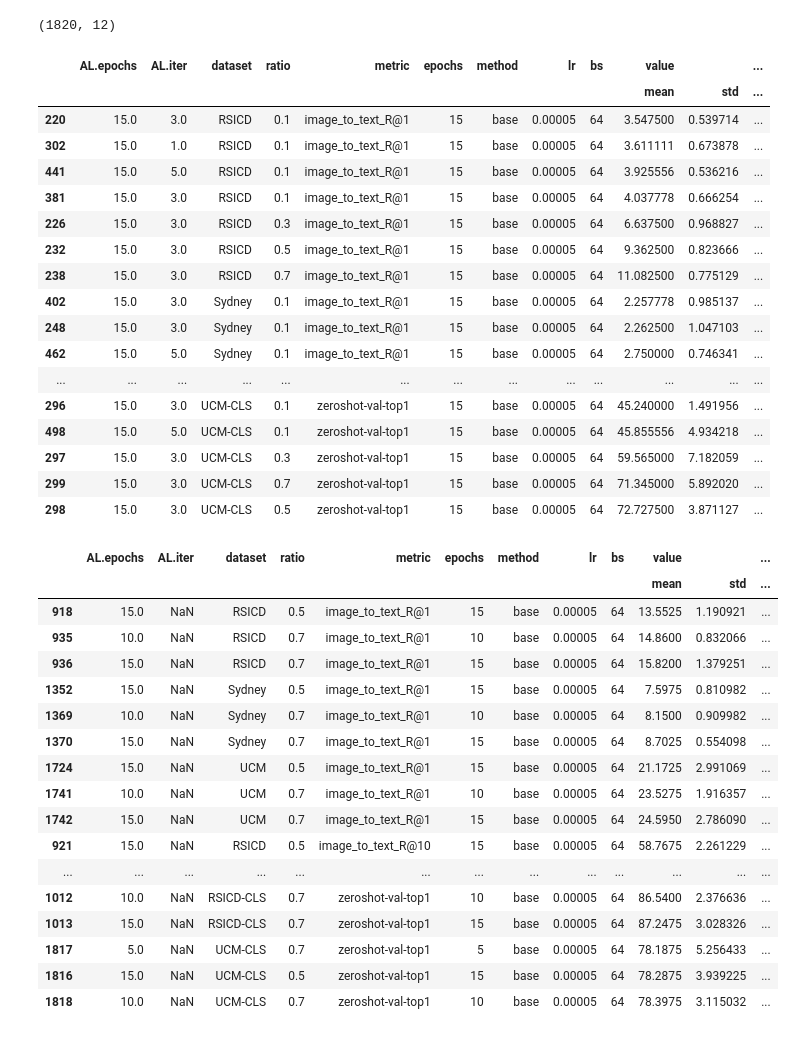
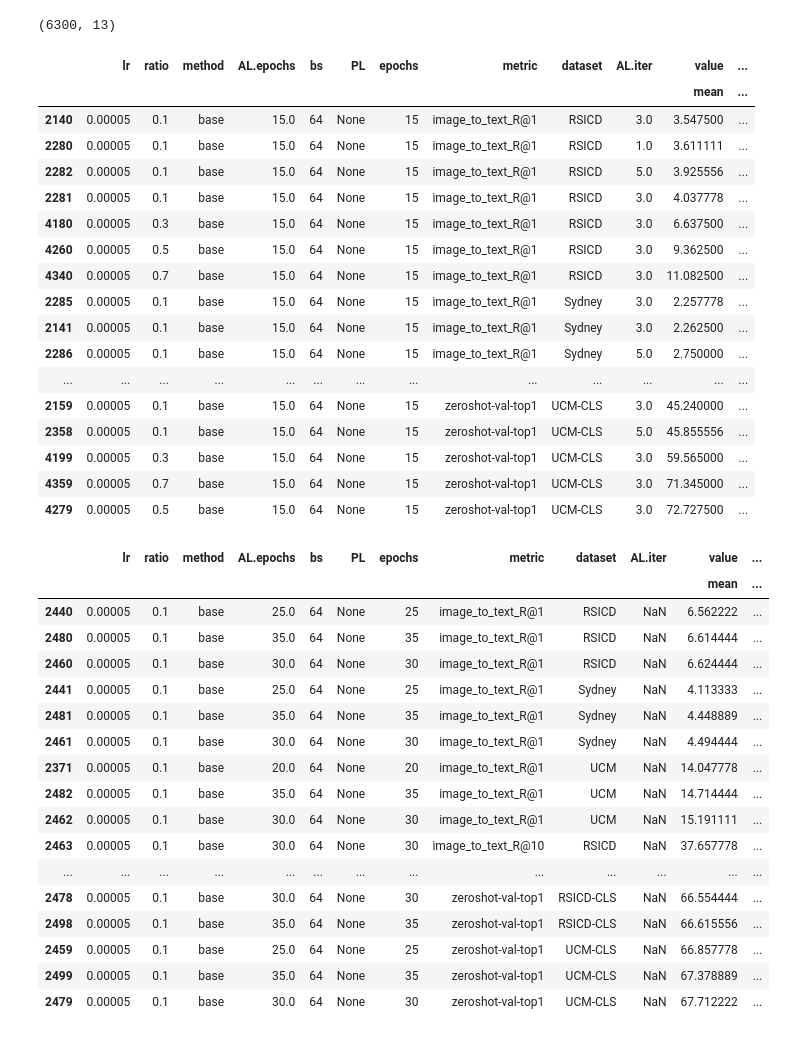
Before and after one commit to nataliehh/thesis2023-2024, a Jupyter notebook: results_analysis.ipynb, the cells around one changed output. Cells and saved outputs as stored; diff of their text form; code cells hidden in the pictures.

Commit message:
Analysis of RS-CLS datasets, and new hyperparam tuning results

```diff
--- a/results_analysis.ipynb
+++ b/results_analysis.ipynb
@@ -45,7 +45,7 @@ for i in range(model_names.shape[-1]):
         pass
 
 # Remove columns that aren't relevant
-df = df.drop(['fold', 'PL', 'vit', 'model', 'data', 'ALL',  'kw'], axis = 1) #'method', 'AL.iter', 'ratio',
+df = df.drop(['fold', 'vit', 'model', 'data', 'ALL',  'kw'], axis = 1) #'method', 'AL.iter', 'ratio', 'PL',
 
 # Replace 'None' with NaN, to allow conversion to numerical
 df['AL.iter'] = df['AL.iter'].replace('None', np.nan)
@@ -127,50 +127,50 @@ display(df_results)
 # %%
 df_results.shape
 # %% [output]
-(1820, 12)
+(6300, 13)
 # %%
 # Results with active learning
 full_display(df_results[(df_results['AL.iter']>0) & (df_results['epochs']==15)]) #.groupby(['metric', 'dataset']).tail(3)
 # %% [output]
-|  | AL.epochs | AL.iter | dataset | ratio | metric | epochs | method | lr | bs | value |  | ... |
-|  |  |  |  |  |  |  |  |  |  | mean | std | ... |
-| 220 | 15.0 | 3.0 | RSICD | 0.1 | image_to_text_R@1 | 15 | base | 0.00005 | 64 | 3.547500 | 0.539714 | ... |
-| 302 | 15.0 | 1.0 | RSICD | 0.1 | image_to_text_R@1 | 15 | base | 0.00005 | 64 | 3.611111 | 0.673878 | ... |
-| 441 | 15.0 | 5.0 | RSICD | 0.1 | image_to_text_R@1 | 15 | base | 0.00005 | 64 | 3.925556 | 0.536216 | ... |
-| 381 | 15.0 | 3.0 | RSICD | 0.1 | image_to_text_R@1 | 15 | base | 0.00005 | 64 | 4.037778 | 0.666254 | ... |
-| 226 | 15.0 | 3.0 | RSICD | 0.3 | image_to_text_R@1 | 15 | base | 0.00005 | 64 | 6.637500 | 0.968827 | ... |
-| 232 | 15.0 | 3.0 | RSICD | 0.5 | image_to_text_R@1 | 15 | base | 0.00005 | 64 | 9.362500 | 0.823666 | ... |
-| 238 | 15.0 | 3.0 | RSICD | 0.7 | image_to_text_R@1 | 15 | base | 0.00005 | 64 | 11.082500 | 0.775129 | ... |
-| 402 | 15.0 | 3.0 | Sydney | 0.1 | image_to_text_R@1 | 15 | base | 0.00005 | 64 | 2.257778 | 0.985137 | ... |
-| 248 | 15.0 | 3.0 | Sydney | 0.1 | image_to_text_R@1 | 15 | base | 0.00005 | 64 | 2.262500 | 1.047103 | ... |
-| 462 | 15.0 | 5.0 | Sydney | 0.1 | image_to_text_R@1 | 15 | base | 0.00005 | 64 | 2.750000 | 0.746341 | ... |
+|  | lr | ratio | method | AL.epochs | bs | PL | epochs | metric | dataset | AL.iter | value | ... |
+|  |  |  |  |  |  |  |  |  |  |  | mean | ... |
+| 2140 | 0.00005 | 0.1 | base | 15.0 | 64 | None | 15 | image_to_text_R@1 | RSICD | 3.0 | 3.547500 | ... |
+| 2280 | 0.00005 | 0.1 | base | 15.0 | 64 | None | 15 | image_to_text_R@1 | RSICD | 1.0 | 3.611111 | ... |
+| 2282 | 0.00005 | 0.1 | base | 15.0 | 64 | None | 15 | image_to_text_R@1 | RSICD | 5.0 | 3.925556 | ... |
+| 2281 | 0.00005 | 0.1 | base | 15.0 | 64 | None | 15 | image_to_text_R@1 | RSICD | 3.0 | 4.037778 | ... |
+| 4180 | 0.00005 | 0.3 | base | 15.0 | 64 | None | 15 | image_to_text_R@1 | RSICD | 3.0 | 6.637500 | ... |
+| 4260 | 0.00005 | 0.5 | base | 15.0 | 64 | None | 15 | image_to_text_R@1 | RSICD | 3.0 | 9.362500 | ... |
+| 4340 | 0.00005 | 0.7 | base | 15.0 | 64 | None | 15 | image_to_text_R@1 | RSICD | 3.0 | 11.082500 | ... |
+| 2285 | 0.00005 | 0.1 | base | 15.0 | 64 | None | 15 | image_to_text_R@1 | Sydney | 3.0 | 2.257778 | ... |
+| 2141 | 0.00005 | 0.1 | base | 15.0 | 64 | None | 15 | image_to_text_R@1 | Sydney | 3.0 | 2.262500 | ... |
+| 2286 | 0.00005 | 0.1 | base | 15.0 | 64 | None | 15 | image_to_text_R@1 | Sydney | 5.0 | 2.750000 | ... |
 | ... | ... | ... | ... | ... | ... | ... | ... | ... | ... | ... | ... | ... |
-| 296 | 15.0 | 3.0 | UCM-CLS | 0.1 | zeroshot-val-top1 | 15 | base | 0.00005 | 64 | 45.240000 | 1.491956 | ... |
-| 498 | 15.0 | 5.0 | UCM-CLS | 0.1 | zeroshot-val-top1 | 15 | base | 0.00005 | 64 | 45.855556 | 4.934218 | ... |
-| 297 | 15.0 | 3.0 | UCM-CLS | 0.3 | zeroshot-val-top1 | 15 | base | 0.00005 | 64 | 59.565000 | 7.182059 | ... |
-| 299 | 15.0 | 3.0 | UCM-CLS | 0.7 | zeroshot-val-top1 | 15 | base | 0.00005 | 64 | 71.345000 | 5.892020 | ... |
-| 298 | 15.0 | 3.0 | UCM-CLS | 0.5 | zeroshot-val-top1 | 15 | base | 0.00005 | 64 | 72.727500 | 3.871127 | ... |
+| 2159 | 0.00005 | 0.1 | base | 15.0 | 64 | None | 15 | zeroshot-val-top1 | UCM-CLS | 3.0 | 45.240000 | ... |
+| 2358 | 0.00005 | 0.1 | base | 15.0 | 64 | None | 15 | zeroshot-val-top1 | UCM-CLS | 5.0 | 45.855556 | ... |
+| 4199 | 0.00005 | 0.3 | base | 15.0 | 64 | None | 15 | zeroshot-val-top1 | UCM-CLS | 3.0 | 59.565000 | ... |
+| 4359 | 0.00005 | 0.7 | base | 15.0 | 64 | None | 15 | zeroshot-val-top1 | UCM-CLS | 3.0 | 71.345000 | ... |
+| 4279 | 0.00005 | 0.5 | base | 15.0 | 64 | None | 15 | zeroshot-val-top1 | UCM-CLS | 3.0 | 72.727500 | ... |
 # %%
 # Results for base CLIP model (filtered a bit)
-full_display(df_results[(df_results['AL.iter'].isna()) & (df_results['method'] == 'base') & (df_results['lr']==5e-5)].groupby(['metric', 'dataset']).tail(3))
+full_display(df_results[(df_results['AL.iter'].isna()) & (df_results['method'] == 'base') & (df_results['lr']==5e-5) & (df_results['ratio']==0.1)].groupby(['metric', 'dataset']).tail(3))
 # %% [output]
-|  | AL.epochs | AL.iter | dataset | ratio | metric | epochs | method | lr | bs | value |  | ... |
-|  |  |  |  |  |  |  |  |  |  | mean | std | ... |
-| 918 | 15.0 | NaN | RSICD | 0.5 | image_to_text_R@1 | 15 | base | 0.00005 | 64 | 13.5525 | 1.190921 | ... |
-| 935 | 10.0 | NaN | RSICD | 0.7 | image_to_text_R@1 | 10 | base | 0.00005 | 64 | 14.8600 | 0.832066 | ... |
-| 936 | 15.0 | NaN | RSICD | 0.7 | image_to_text_R@1 | 15 | base | 0.00005 | 64 | 15.8200 | 1.379251 | ... |
-| 1352 | 15.0 | NaN | Sydney | 0.5 | image_to_text_R@1 | 15 | base | 0.00005 | 64 | 7.5975 | 0.810982 | ... |
-| 1369 | 10.0 | NaN | Sydney | 0.7 | image_to_text_R@1 | 10 | base | 0.00005 | 64 | 8.1500 | 0.909982 | ... |
-| 1370 | 15.0 | NaN | Sydney | 0.7 | image_to_text_R@1 | 15 | base | 0.00005 | 64 | 8.7025 | 0.554098 | ... |
-| 1724 | 15.0 | NaN | UCM | 0.5 | image_to_text_R@1 | 15 | base | 0.00005 | 64 | 21.1725 | 2.991069 | ... |
-| 1741 | 10.0 | NaN | UCM | 0.7 | image_to_text_R@1 | 10 | base | 0.00005 | 64 | 23.5275 | 1.916357 | ... |
-| 1742 | 15.0 | NaN | UCM | 0.7 | image_to_text_R@1 | 15 | base | 0.00005 | 64 | 24.5950 | 2.786090 | ... |
-| 921 | 15.0 | NaN | RSICD | 0.5 | image_to_text_R@10 | 15 | base | 0.00005 | 64 | 58.7675 | 2.261229 | ... |
+|  | lr | ratio | method | AL.epochs | bs | PL | epochs | metric | dataset | AL.iter | value | ... |
+|  |  |  |  |  |  |  |  |  |  |  | mean | ... |
+| 2440 | 0.00005 | 0.1 | base | 25.0 | 64 | None | 25 | image_to_text_R@1 | RSICD | NaN | 6.562222 | ... |
+| 2480 | 0.00005 | 0.1 | base | 35.0 | 64 | None | 35 | image_to_text_R@1 | RSICD | NaN | 6.614444 | ... |
+| 2460 | 0.00005 | 0.1 | base | 30.0 | 64 | None | 30 | image_to_text_R@1 | RSICD | NaN | 6.624444 | ... |
+| 2441 | 0.00005 | 0.1 | base | 25.0 | 64 | None | 25 | image_to_text_R@1 | Sydney | NaN | 4.113333 | ... |
+| 2481 | 0.00005 | 0.1 | base | 35.0 | 64 | None | 35 | image_to_text_R@1 | Sydney | NaN | 4.448889 | ... |
+| 2461 | 0.00005 | 0.1 | base | 30.0 | 64 | None | 30 | image_to_text_R@1 | Sydney | NaN | 4.494444 | ... |
+| 2371 | 0.00005 | 0.1 | base | 20.0 | 64 | None | 20 | image_to_text_R@1 | UCM | NaN | 14.047778 | ... |
+| 2482 | 0.00005 | 0.1 | base | 35.0 | 64 | None | 35 | image_to_text_R@1 | UCM | NaN | 14.714444 | ... |
+| 2462 | 0.00005 | 0.1 | base | 30.0 | 64 | None | 30 | image_to_text_R@1 | UCM | NaN | 15.191111 | ... |
+| 2463 | 0.00005 | 0.1 | base | 30.0 | 64 | None | 30 | image_to_text_R@10 | RSICD | NaN | 37.657778 | ... |
 | ... | ... | ... | ... | ... | ... | ... | ... | ... | ... | ... | ... | ... |
-| 1012 | 10.0 | NaN | RSICD-CLS | 0.7 | zeroshot-val-top1 | 10 | base | 0.00005 | 64 | 86.5400 | 2.376636 | ... |
-| 1013 | 15.0 | NaN | RSICD-CLS | 0.7 | zeroshot-val-top1 | 15 | base | 0.00005 | 64 | 87.2475 | 3.028326 | ... |
-| 1817 | 5.0 | NaN | UCM-CLS | 0.7 | zeroshot-val-top1 | 5 | base | 0.00005 | 64 | 78.1875 | 5.256433 | ... |
-| 1816 | 15.0 | NaN | UCM-CLS | 0.5 | zeroshot-val-top1 | 15 | base | 0.00005 | 64 | 78.2875 | 3.939225 | ... |
-| 1818 | 10.0 | NaN | UCM-CLS | 0.7 | zeroshot-val-top1 | 10 | base | 0.00005 | 64 | 78.3975 | 3.115032 | ... |
+| 2478 | 0.00005 | 0.1 | base | 30.0 | 64 | None | 30 | zeroshot-val-top1 | RSICD-CLS | NaN | 66.554444 | ... |
+| 2498 | 0.00005 | 0.1 | base | 35.0 | 64 | None | 35 | zeroshot-val-top1 | RSICD-CLS | NaN | 66.615556 | ... |
+| 2459 | 0.00005 | 0.1 | base | 25.0 | 64 | None | 25 | zeroshot-val-top1 | UCM-CLS | NaN | 66.857778 | ... |
+| 2499 | 0.00005 | 0.1 | base | 35.0 | 64 | None | 35 | zeroshot-val-top1 | UCM-CLS | NaN | 67.378889 | ... |
+| 2479 | 0.00005 | 0.1 | base | 30.0 | 64 | None | 30 | zeroshot-val-top1 | UCM-CLS | NaN | 67.712222 | ... |
 # %%
 # Results for S-CLIP model (filtered a bit)
```
Also changed, not shown: parts of 8 cells of this notebook, 1 other file.
